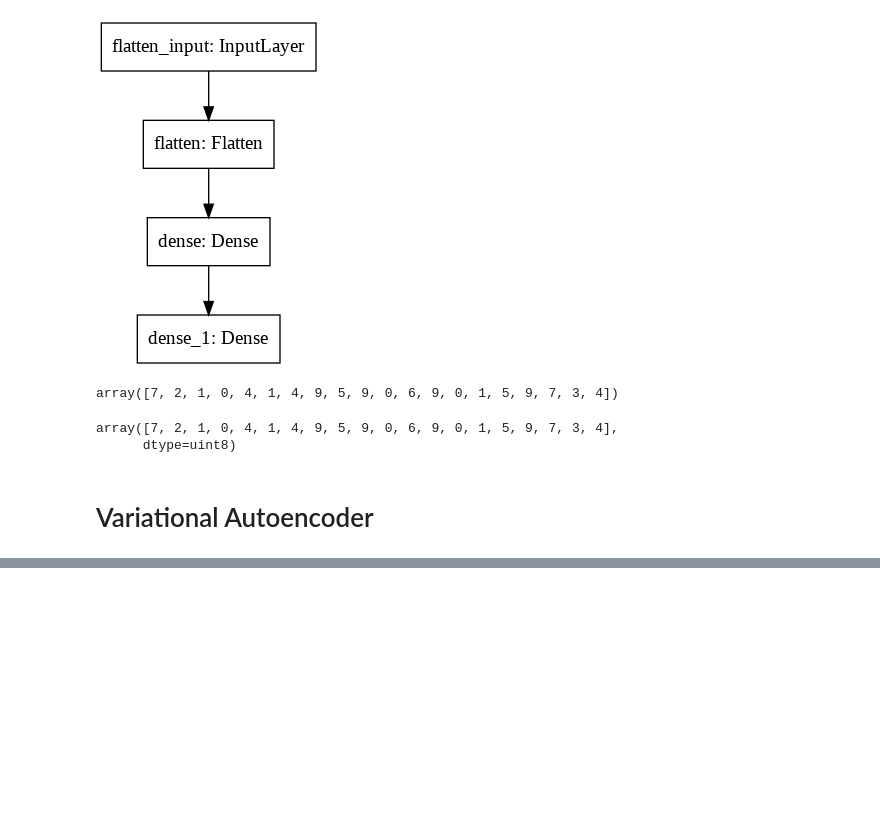
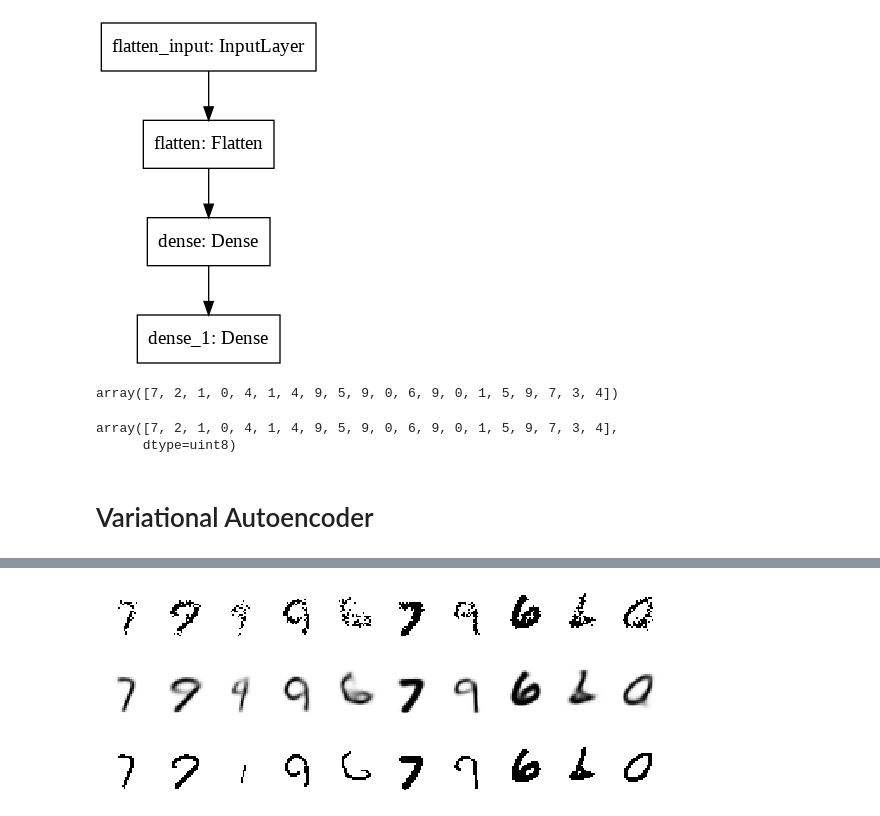
Before and after one commit to kenza-bouzid/VAE-VampPrior, a Jupyter notebook: colab_experiments.ipynb, the cells around one changed output, grey strips where cells are left out. Cells and saved outputs as stored; diff of their text form; code cells hidden in the pictures; blank space fills up the shorter version.

```diff
--- a/colab_experiments.ipynb
+++ b/colab_experiments.ipynb
@@ -80,0 +87,9 @@ array([7, 2, 1, 0, 4, 1, 4, 9, 5, 9, 0, 6, 9, 0, 1, 5, 9, 7, 3, 4],
+# %%
+# This is the prior on the latent space (which we assumed to be 16-dimensional)
+prior = tfp.distributions.Independent(
+    tfp.distributions.Normal(
+        loc=tf.zeros(encoded_size),
+        scale=1.0,
+    ),
+    reinterpreted_batch_ndims=1,
+)
@@ -80,0 +317,4 @@ array([7, 2, 1, 0, 4, 1, 4, 9, 5, 9, 0, 6, 9, 0, 1, 5, 9, 7, 3, 4],
+# %%
+# Generate new samples
+z = prior.sample(10)
+z
@@ -80,0 +339,14 @@ array([7, 2, 1, 0, 4, 1, 4, 9, 5, 9, 0, 6, 9, 0, 1, 5, 9, 7, 3, 4],
+# %%
+x_tilde = decoder(z)
+# %%
+display_imgs(x_tilde.sample())
+# %% [output]
+[figure, added]
+# %%
+display_imgs(x_tilde.mean())
+# %% [output]
+[figure, added]
+# %%
+display_imgs(x_tilde.mode())
+# %% [output]
+[figure, added]
```
Also changed, not shown: parts of 18 cells of this notebook.
